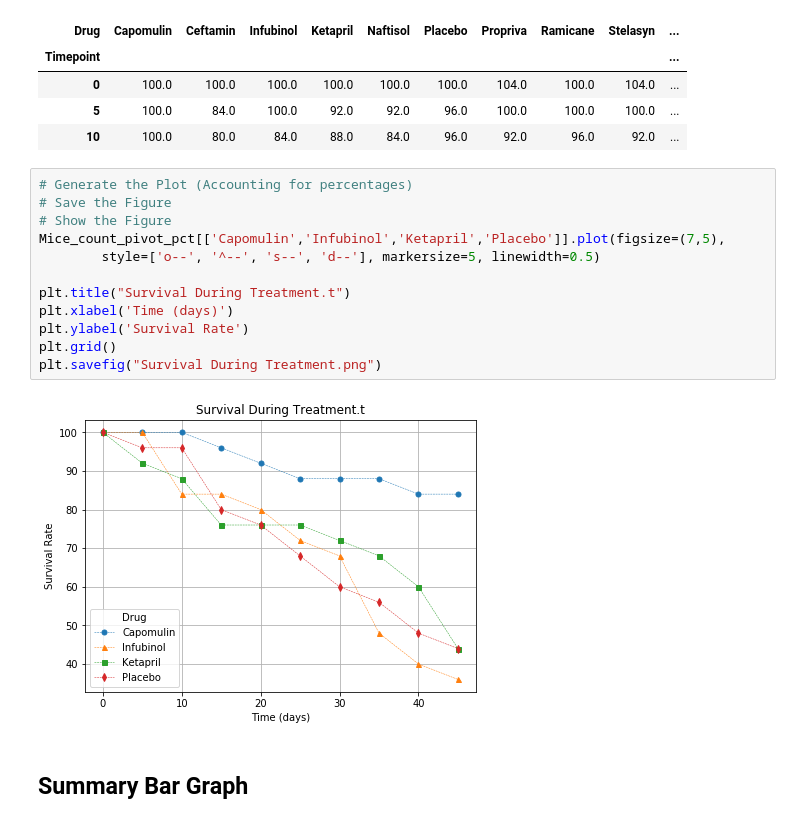
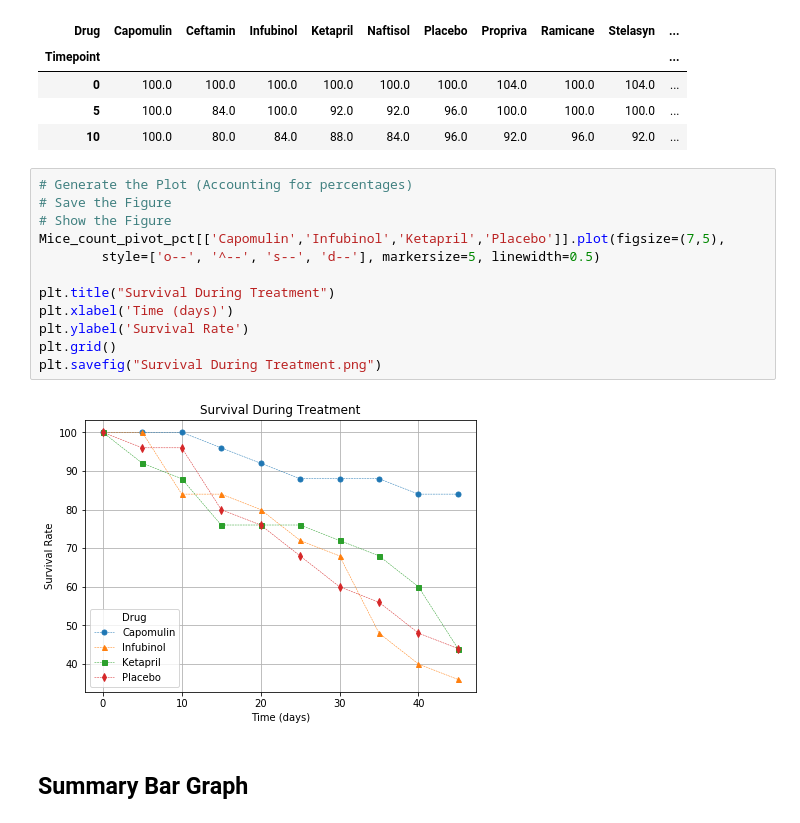
Before and after one commit to velmavasquez/Matplotlib-Hwk_V.Vasquez, a Jupyter notebook: pymaceuticals_velma.ipynb, the cells around one changed output. Drawn from its saved outputs; the diff is of its cells as text.

```diff
--- a/pymaceuticals_velma.ipynb
+++ b/pymaceuticals_velma.ipynb
@@ -292,17 +292,17 @@ Mice_count_pivot_pct.head(3)
 # %%
 # Generate the Plot (Accounting for percentages)
 # Save the Figure
 # Show the Figure
 Mice_count_pivot_pct[['Capomulin','Infubinol','Ketapril','Placebo']].plot(figsize=(7,5),
         style=['o--', '^--', 's--', 'd--'], markersize=5, linewidth=0.5)
 
-plt.title("Survival During Treatment.t")
+plt.title("Survival During Treatment")
 plt.xlabel('Time (days)')
 plt.ylabel('Survival Rate')
 plt.grid()
 plt.savefig("Survival During Treatment.png")
 # %% [output]
-[figure, old version]
+[figure, new version]
 # %% [markdown]
 ## Summary Bar Graph
 # %%
```
Also changed, not shown: parts of 1 cell of this notebook, 3 other files.
